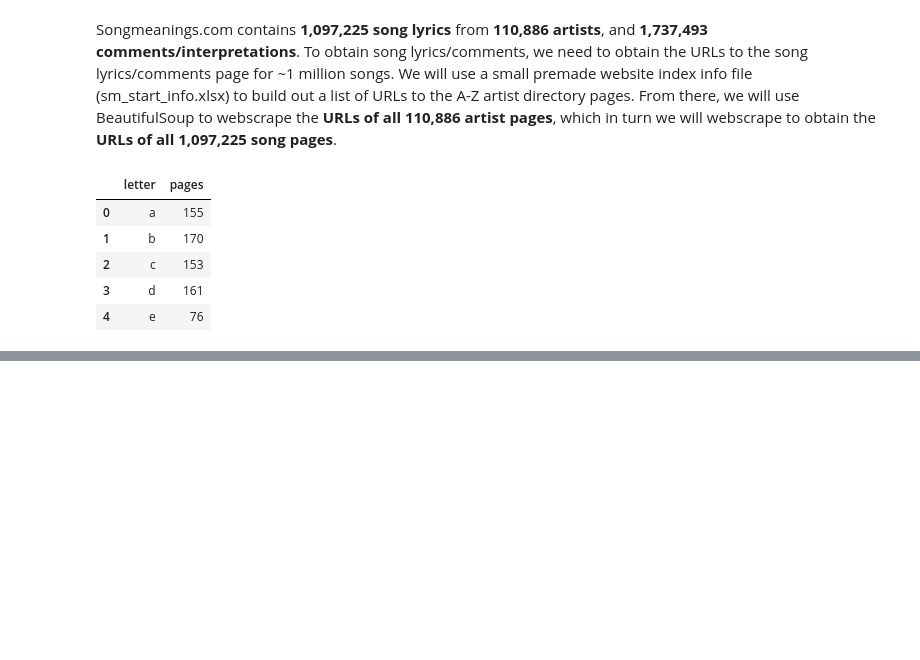
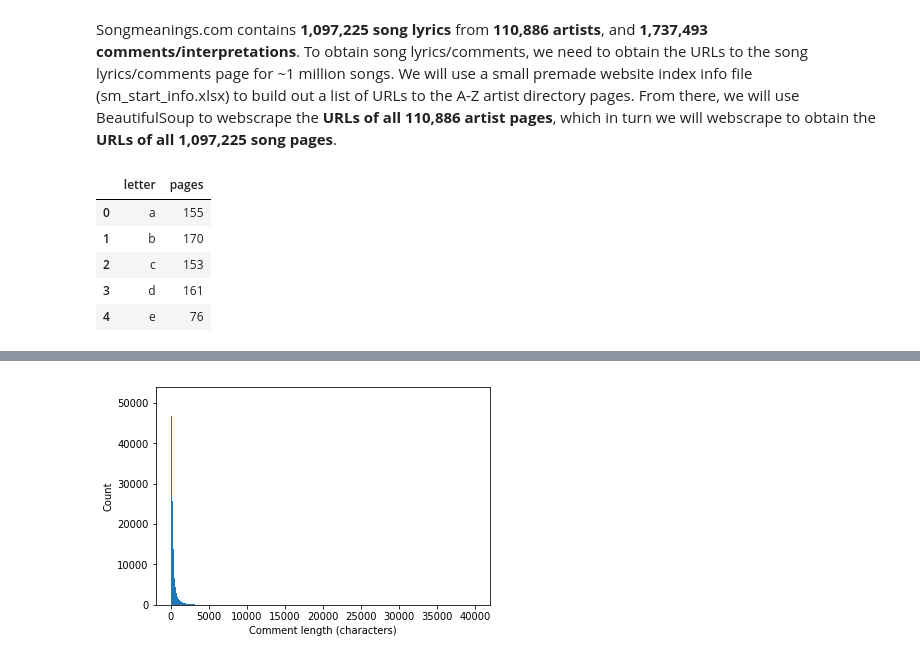
Before and after one commit to sq2141/Music-recommendation-engine, a Jupyter notebook: song_meanings_nb.ipynb, the cells around one changed output, grey strips where cells are left out. Drawn from its saved outputs; the diff is of its cells as text; code cells hidden in the pictures; blank space fills up the shorter version.

```diff
--- a/song_meanings_nb.ipynb
+++ b/song_meanings_nb.ipynb
@@ -196,0 +244,4 @@ else:
+# %%
+song_comments_df.columns = ['ID','Artist','Song','Comment']
+song_comments_df['Length'] = song_comments_df['Comment'].apply(lambda x: len(str(x)))
+song_comments_df.head()
@@ -196,0 +255,6 @@ else:
+# %%
+plt.hist(song_comments_df['Length'], 1000)
+plt.xlabel('Comment length (characters)')
+plt.ylabel('Count');
+# %% [output]
+[figure, added]
```
Also changed, not shown: parts of 31 cells of this notebook.
